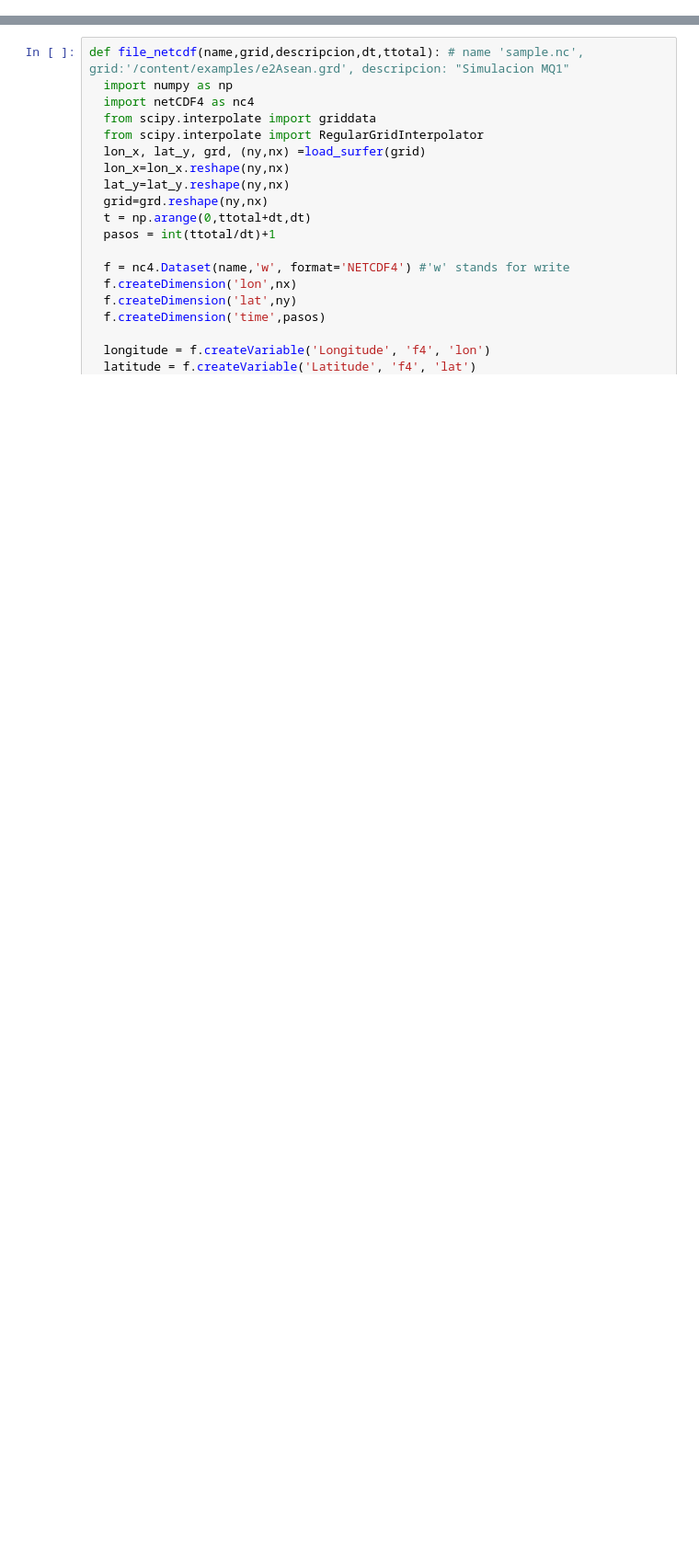
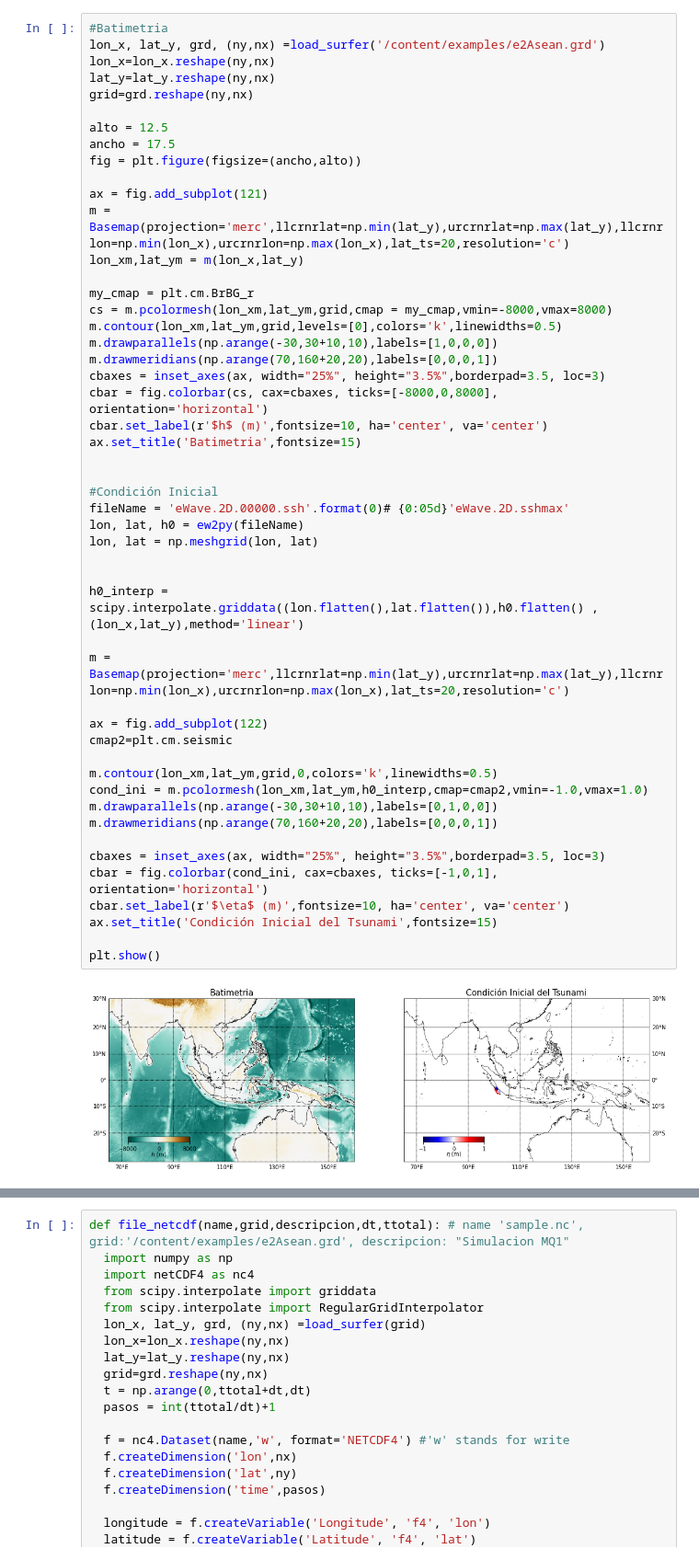
Before and after one commit to mqquiroz/easywave, a Jupyter notebook: Easywave_Model.ipynb, the cells around one changed output, grey strips where cells are left out. Shown at 92% size. Cells and saved outputs as stored; diff of their text form; blank space fills up the shorter version.

```diff
--- a/Easywave_Model.ipynb
+++ b/Easywave_Model.ipynb
@@ -105 +95,53 @@ plt.show()
+# %%
+#Batimetria
+lon_x, lat_y, grd, (ny,nx) =load_surfer('/content/examples/e2Asean.grd')
+lon_x=lon_x.reshape(ny,nx)
+lat_y=lat_y.reshape(ny,nx)
+grid=grd.reshape(ny,nx)
+
+alto = 12.5
+ancho = 17.5
+fig = plt.figure(figsize=(ancho,alto))
+
+ax = fig.add_subplot(121)
+m = Basemap(projection='merc',llcrnrlat=np.min(lat_y),urcrnrlat=np.max(lat_y),llcrnrlon=np.min(lon_x),urcrnrlon=np.max(lon_x),lat_ts=20,resolution='c')
+lon_xm,lat_ym = m(lon_x,lat_y)
+
+my_cmap = plt.cm.BrBG_r
+cs = m.pcolormesh(lon_xm,lat_ym,grid,cmap = my_cmap,vmin=-8000,vmax=8000)
+m.contour(lon_xm,lat_ym,grid,levels=[0],colors='k',linewidths=0.5)
+m.drawparallels(np.arange(-30,30+10,10),labels=[1,0,0,0])
+m.drawmeridians(np.arange(70,160+20,20),labels=[0,0,0,1])
+cbaxes = inset_axes(ax, width="25%", height="3.5%",borderpad=3.5, loc=3)
+cbar = fig.colorbar(cs, cax=cbaxes, ticks=[-8000,0,8000], orientation='horizontal')
+cbar.set_label(r'$h$ (m)',fontsize=10, ha='center', va='center')
+ax.set_title('Batimetria',fontsize=15)
+
+
+#Condición Inicial
+fileName = 'eWave.2D.00000.ssh'.format(0)# {0:05d}'eWave.2D.sshmax'
+lon, lat, h0 = ew2py(fileName)
+lon, lat = np.meshgrid(lon, lat)
+
+
+h0_interp = scipy.interpolate.griddata((lon.flatten(),lat.flatten()),h0.flatten() , (lon_x,lat_y),method='linear')
+
+m = Basemap(projection='merc',llcrnrlat=np.min(lat_y),urcrnrlat=np.max(lat_y),llcrnrlon=np.min(lon_x),urcrnrlon=np.max(lon_x),lat_ts=20,resolution='c')
+
+ax = fig.add_subplot(122)
+cmap2=plt.cm.seismic
+
+m.contour(lon_xm,lat_ym,grid,0,colors='k',linewidths=0.5)
+cond_ini = m.pcolormesh(lon_xm,lat_ym,h0_interp,cmap=cmap2,vmin=-1.0,vmax=1.0)
+m.drawparallels(np.arange(-30,30+10,10),labels=[0,1,0,0])
+m.drawmeridians(np.arange(70,160+20,20),labels=[0,0,0,1])
+
+cbaxes = inset_axes(ax, width="25%", height="3.5%",borderpad=3.5, loc=3)
+cbar = fig.colorbar(cond_ini, cax=cbaxes, ticks=[-1,0,1], orientation='horizontal')
+cbar.set_label(r'$\eta$ (m)',fontsize=10, ha='center', va='center')
+ax.set_title('Condición Inicial del Tsunami',fontsize=15)
+
+plt.show()
+# %% [output]
+[figure, added]
 # %%
```
Also changed, not shown: parts of 8 cells of this notebook.
